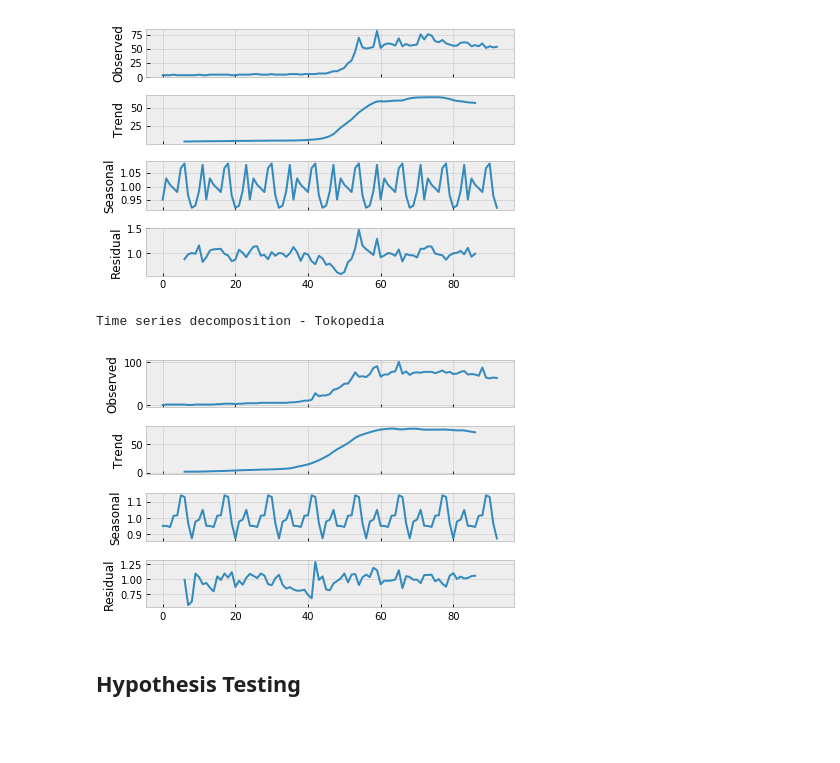
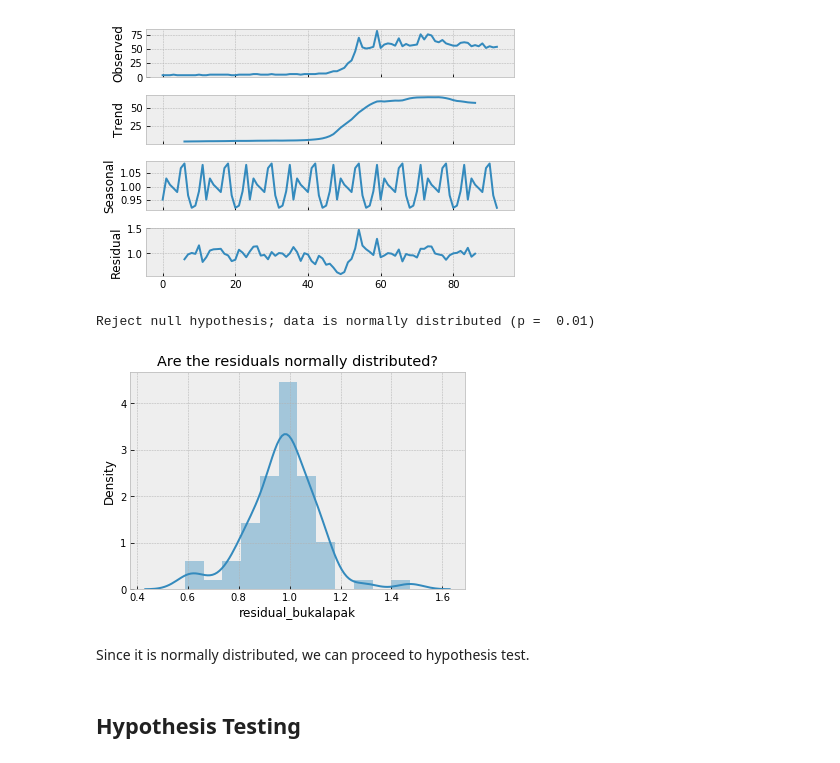
Before and after one commit to elvyna/data-analysis, a Jupyter notebook: jupyter-notebook/2018-09-16 Bukalapak Nego Cincai - Time series hypothesis test.ipynb, the cells around one changed output. Cells and saved outputs as stored; diff of their text form; code cells hidden in the pictures; blank space fills up the shorter version.

Commit message:
add normality test

```diff
--- a/jupyter-notebook/2018-09-16 Bukalapak Nego Cincai - Time series hypothesis test.ipynb
+++ b/jupyter-notebook/2018-09-16 Bukalapak Nego Cincai - Time series hypothesis test.ipynb
@@ -138,14 +138,12 @@ plt.show()
 Time series decomposition - Bukalapak
 [figure]
 # %%
+# decompose tokopedia search query
 # freq = 12; look for yearly seasonality
 
 from statsmodels.tsa.seasonal import seasonal_decompose
 res_tp = seasonal_decompose(df_sq['Tokopedia'], freq=12, model='multiplicative')
 
-print("Time series decomposition - Tokopedia")
-res_tp.plot()
-plt.show()
+# print("Time series decomposition - Tokopedia")
+# res_tp.plot()
+# plt.show()
-# %% [output]
-Time series decomposition - Tokopedia
-[figure, removed]
@@ -152,2 +183,26 @@ Time series decomposition - Tokopedia
+# %%
+from scipy.stats import stats
+
+alpha = .05
+k2, p = stats.normaltest(df_sq.loc[(df_sq['residual_bukalapak'].notnull()),'residual_bukalapak'])
+
+if p < alpha:
+    print("Reject null hypothesis; data is normally distributed (p =  {:.2f})".format(p))
+else:
+    print("Fail to reject null hypothesis; data is not normally distributed (p = {:.2f})".format(p))
+
+sns.distplot(
+    df_sq.loc[(df_sq['residual_bukalapak'].notnull()) &
+              (df_sq['flag'] == 'BEFORE_CAMPAIGN'),'residual_bukalapak']
+)
+
+plt.title("Are the residuals normally distributed?")
+plt.ylabel("Density")
+plt.show();
+# %% [output]
+Reject null hypothesis; data is normally distributed (p =  0.01)
+[figure, added]
+# %% [markdown]
+Since it is normally distributed, we can proceed to hypothesis test.
 # %% [markdown]
 ## Hypothesis Testing
```
Also changed, not shown: parts of 16 cells of this notebook.
